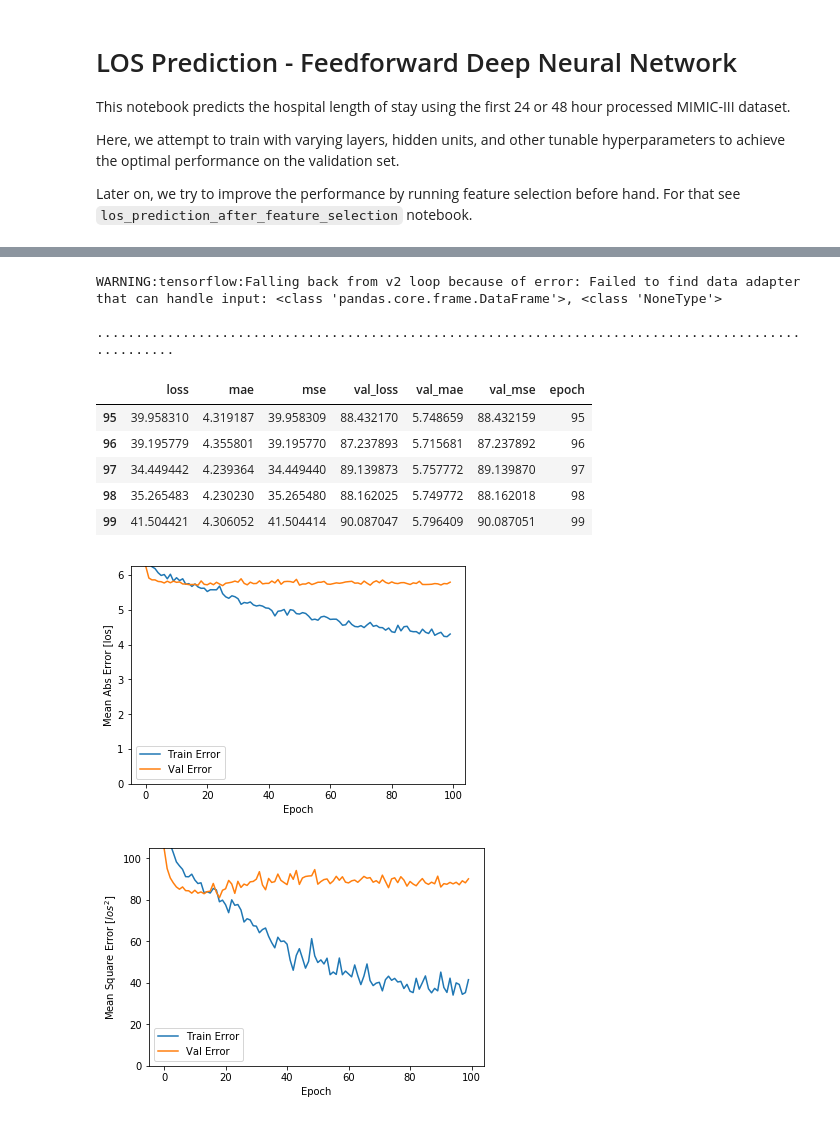
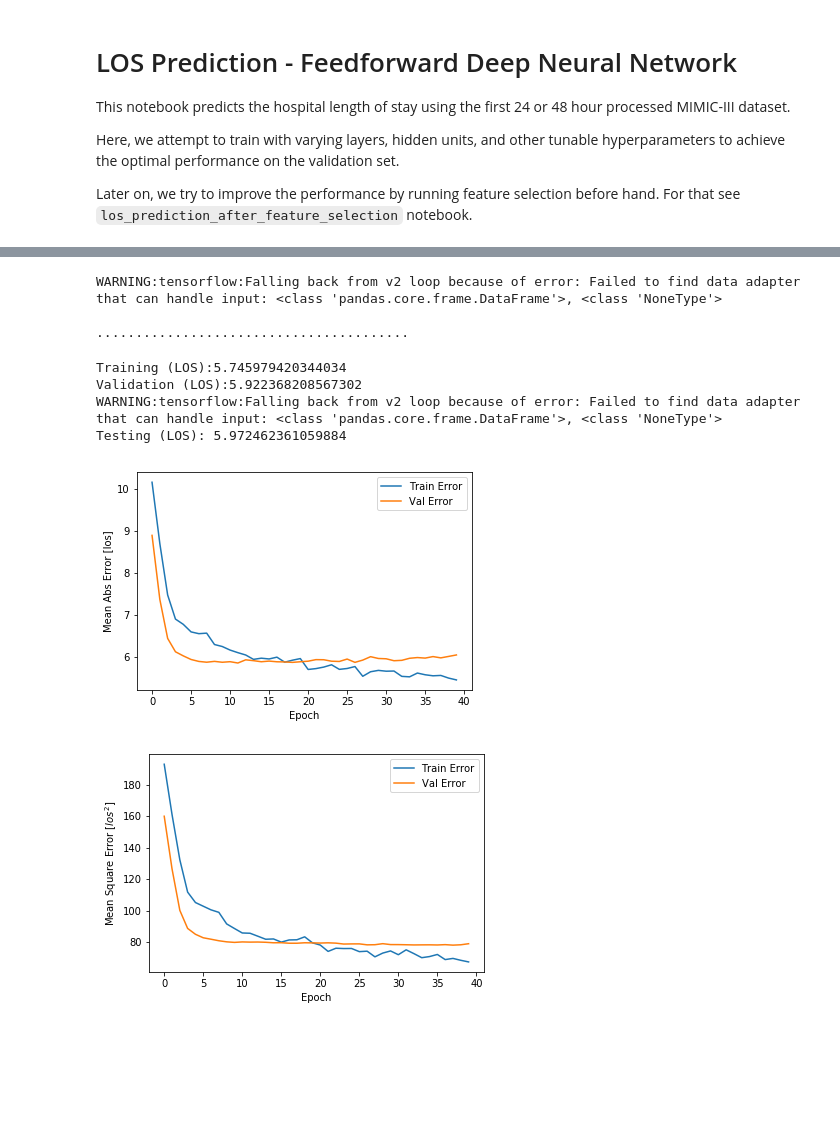
Before and after one commit to tbj128/CS221-Project, a Jupyter notebook: notebooks/los_prediction_feedforward_dnn.ipynb, the cells around one changed output, grey strips where cells are left out. Drawn from its saved outputs; the diff is of its cells as text; code cells hidden in the pictures; blank space fills up the shorter version.

```diff
--- a/notebooks/los_prediction_feedforward_dnn.ipynb
+++ b/notebooks/los_prediction_feedforward_dnn.ipynb
@@ -39,6 +38,9 @@ df = df.replace([np.inf, -np.inf], 0)
 # Remove rows where the chartevents aren't available
 df = df[df['Heart Rate'] > 0]
 
+# Remove outliers
+df = df[df['los'] <= 100]
+
 # Shuffle data because data is ordered by admittime currently
 df = df.sample(frac=1).reset_index(drop=True)
 df.tail()
@@ -140,11 +125,11 @@ len(train_dataset.keys())
 # https://stats.stackexchange.com/questions/181/how-to-choose-the-number-of-hidden-layers-and-nodes-in-a-feedforward-neural-netw
 def build_model():
   model = keras.Sequential([
-    layers.Dense(96, activation='relu', input_shape=[len(train_dataset.keys())]),
+    layers.Dense(12, activation='relu', input_shape=[len(train_dataset.keys())]),
     layers.Dropout(0.5, name='dropout_1'),
-    layers.Dense(96, activation='relu', input_shape=[len(train_dataset.keys())]),
-    layers.Dropout(0.5, name='dropout_2'),
-    layers.Dense(96, activation='relu', input_shape=[len(train_dataset.keys())]),
+    layers.Dense(12, activation='relu', input_shape=[len(train_dataset.keys())]),
+#     layers.Dropout(0.5, name='dropout_2'),
+#     layers.Dense(12, activation='relu', input_shape=[len(train_dataset.keys())]),
 #     layers.Dense(512, kernel_initializer='normal',activation='relu'),
 #     layers.Dropout(0.5, name='dropout_1'),
 #     layers.Dense(512, kernel_initializer='normal',activation='relu'),
@@ -160,3 +145,5 @@ def build_model():
                 optimizer=optimizer,
                 metrics=['mae', 'mse'])
   return model
+
+model = build_model()
@@ -201,62 +150,88 @@ array([[-0.06592108],
 # %%
+
+from sklearn.model_selection import KFold
+
 # Display training progress by printing a single dot for each completed epoch
 class PrintDot(keras.callbacks.Callback):
   def on_epoch_end(self, epoch, logs):
     if epoch % 100 == 0: print('')
     print('.', end='')
 
-EPOCHS = 100
+EPOCHS = 40
 
 history = model.fit(
-  normed_train_data, train_labels,
-  epochs=EPOCHS, validation_split = 0.2, verbose=0,
-  callbacks=[PrintDot()])
+      train_dataset, train_labels,
+      epochs=EPOCHS, validation_split = 0.2, verbose=0,
+      callbacks=[PrintDot()])
+
+# # X_train, X_val, y_train, y_val = train_test_split(train_dataset, train_labels, test_size=0.70)
+# kfold = KFold(n_splits=10, shuffle=True)
+# scores = []
+# for train_index, test_index in kfold.split(train_dataset):
+#     model = build_model()
+#     history = model.fit(
+#       train_dataset[train_index], train_labels[train_index],
+#       epochs=EPOCHS, validation_split = 0.2, verbose=0,
+#       callbacks=[PrintDot()])
+#     scores.append(hist["val_mae"][10:].mean())
+
+#     actual_predictions = model.predict(test_dataset)
+#     test_error = mean_absolute_error(test_labels, actual_predictions)
+#     print("Testing (LOS): " + str(test_error))
+
+# print("Training (LOS): " + str(np.mean(scores)))
 # %% [output]
 WARNING:tensorflow:Falling back from v2 loop because of error: Failed to find data adapter that can handle input: <class 'pandas.core.frame.DataFrame'>, <class 'NoneType'>
 
-....................................................................................................
+........................................
-# %%
-hist = pd.DataFrame(history.history)
-hist['epoch'] = history.epoch
-hist.tail()
-# %% [output]
-|  | loss | mae | mse | val_loss | val_mae | val_mse | epoch |
-| 95 | 39.958310 | 4.319187 | 39.958309 | 88.432170 | 5.748659 | 88.432159 | 95 |
-| 96 | 39.195779 | 4.355801 | 39.195770 | 87.237893 | 5.715681 | 87.237892 | 96 |
-| 97 | 34.449442 | 4.239364 | 34.449440 | 89.139873 | 5.757772 | 89.139870 | 97 |
-| 98 | 35.265483 | 4.230230 | 35.265480 | 88.162025 | 5.749772 | 88.162018 | 98 |
-| 99 | 41.504421 | 4.306052 | 41.504414 | 90.087047 | 5.796409 | 90.087051 | 99 |
+# %%
+hist = pd.DataFrame(history.history)
+hist['epoch'] = history.epoch
+hist.tail()
+print("Training (LOS):" + str(hist["mae"][10:].mean()))
+print("Validation (LOS):" + str(hist["val_mae"][10:].mean()))
+
+### Assess test error
+
+actual_predictions = model.predict(test_dataset)
+test_error = mean_absolute_error(test_labels, actual_predictions)
+print("Testing (LOS): " + str(test_error))
+# %% [output]
+Training (LOS):5.745979420344034
+Validation (LOS):5.922368208567302
+WARNING:tensorflow:Falling back from v2 loop because of error: Failed to find data adapter that can handle input: <class 'pandas.core.frame.DataFrame'>, <class 'NoneType'>
+Testing (LOS): 5.972462361059884
 # %%
 def plot_history(history):
   hist = pd.DataFrame(history.history)
   hist['epoch'] = history.epoch
 
   plt.figure()
   plt.xlabel('Epoch')
   plt.ylabel('Mean Abs Error [los]')
   plt.plot(hist['epoch'], hist['mae'],
            label='Train Error')
   plt.plot(hist['epoch'], hist['val_mae'],
            label = 'Val Error')
-  plt.ylim([0,max(hist['val_mae'])])
+  #plt.ylim([0,max(hist['val_mae'])])
   plt.legend()
 
   plt.figure()
   plt.xlabel('Epoch')
   plt.ylabel('Mean Square Error [$los^2$]')
   plt.plot(hist['epoch'], hist['mse'],
            label='Train Error')
   plt.plot(hist['epoch'], hist['val_mse'],
            label = 'Val Error')
-  plt.ylim([0,max(hist['val_mse'])])
+  #plt.ylim([0,max(hist['val_mse'])])
   plt.legend()
   plt.show()
 
 
 plot_history(history)
 
 # hist = pd.DataFrame(history.history)
 # hist['val_mae']
 # %% [output]
-[figure, old version]
+[figure, new version]
-[figure, old version]
+[figure, new version]
```
Also changed, not shown: parts of 14 cells of this notebook, 8 other files.
